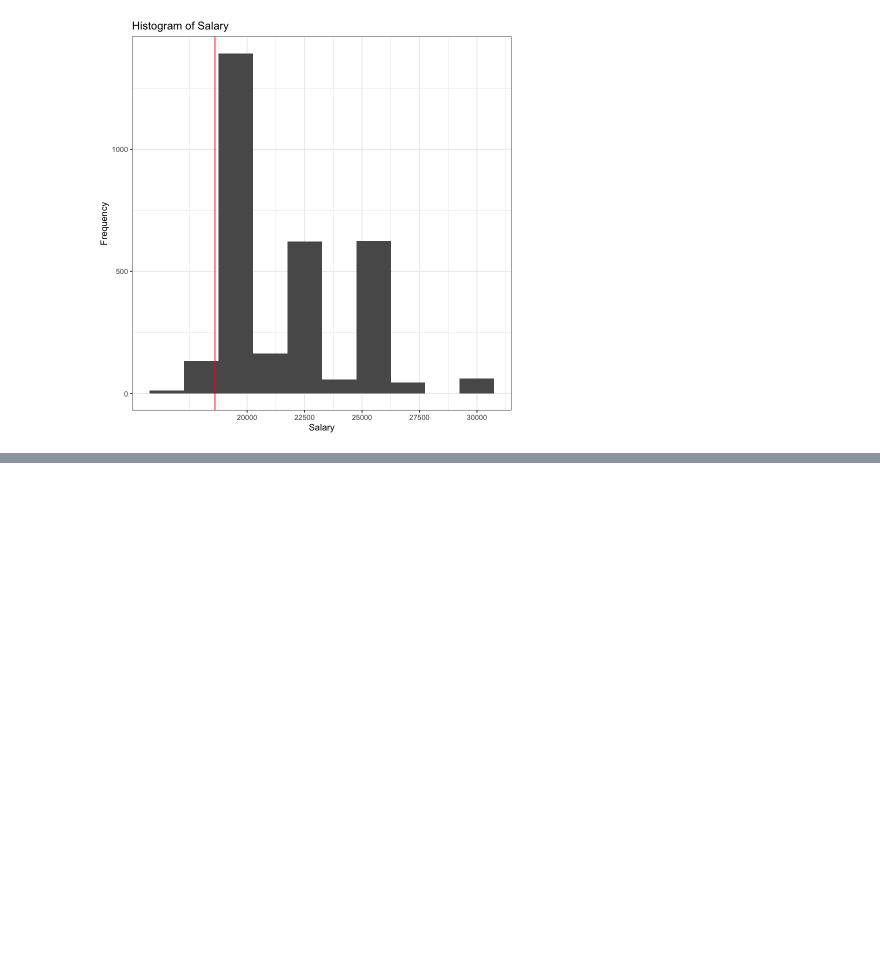
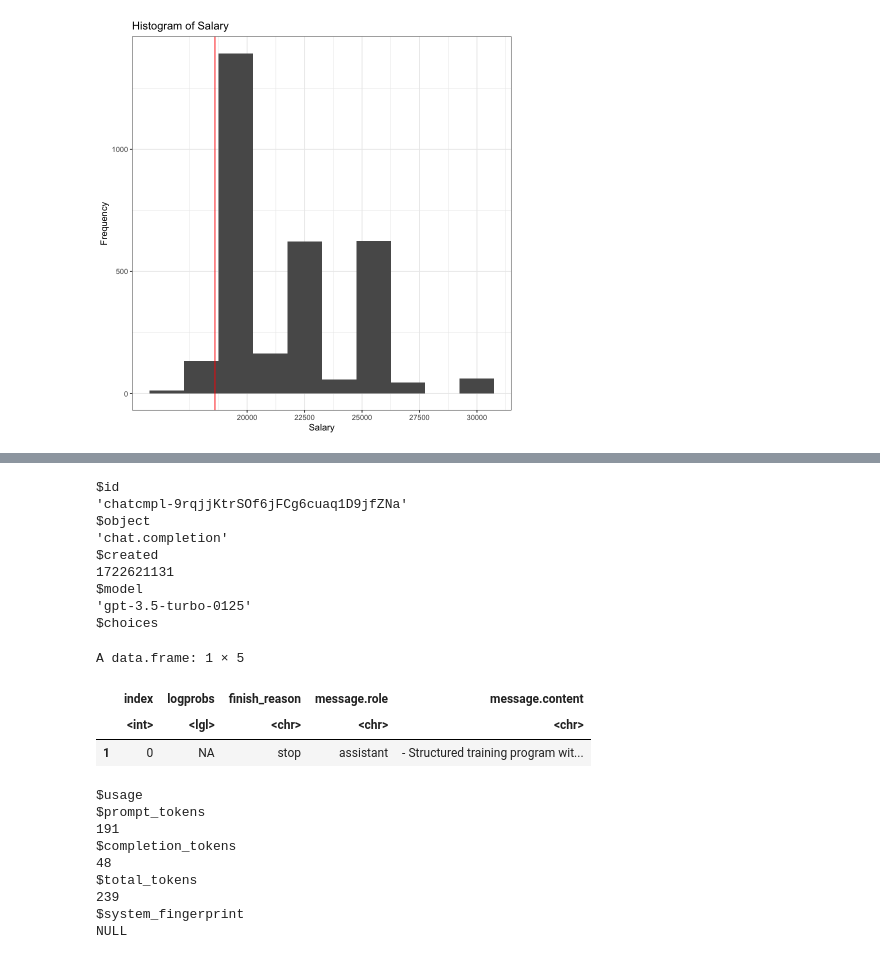
Before and after one commit to kwjo/TP-pay, a Jupyter notebook: oriel2526.ipynb, the cells around one changed output, grey strips where cells are left out. Saved outputs shown, nothing was run; the diff lists cells and outputs as text; code cells hidden in the pictures; blank space fills up the shorter version.

```diff
--- a/oriel2526.ipynb
+++ b/oriel2526.ipynb
@@ -292,0 +289,37 @@ Installing package into ‘/opt/homebrew/lib/R/4.4/site-library’
+# %%
+sample_programme_description = sample_OD$Programme.Description[500]
+
+sample_prompt = paste0("List three very brief bullet points why this programme is good.: ", sample_programme_description)
+# %%
+create_chat_completion(
+    model = "gpt-3.5-turbo",
+    messages = list(
+        list(
+            "role" = "user",
+            "content" = sample_prompt
+        )
+    )
+)
+# %% [output]
+$id
+'chatcmpl-9rqjjKtrSOf6jFCg6cuaq1D9jfZNa'
+$object
+'chat.completion'
+$created
+1722621131
+$model
+'gpt-3.5-turbo-0125'
+$choices
+A data.frame: 1 × 5
+|  | index | logprobs | finish_reason | message.role | message.content |
+|  | <int> | <lgl> | <chr> | <chr> | <chr> |
+| 1 | 0 | NA | stop | assistant | - Structured training program wit... |
+$usage
+$prompt_tokens
+191
+$completion_tokens
+48
+$total_tokens
+239
+$system_fingerprint
+NULL
```
Also changed, not shown: parts of 7 cells of this notebook.
